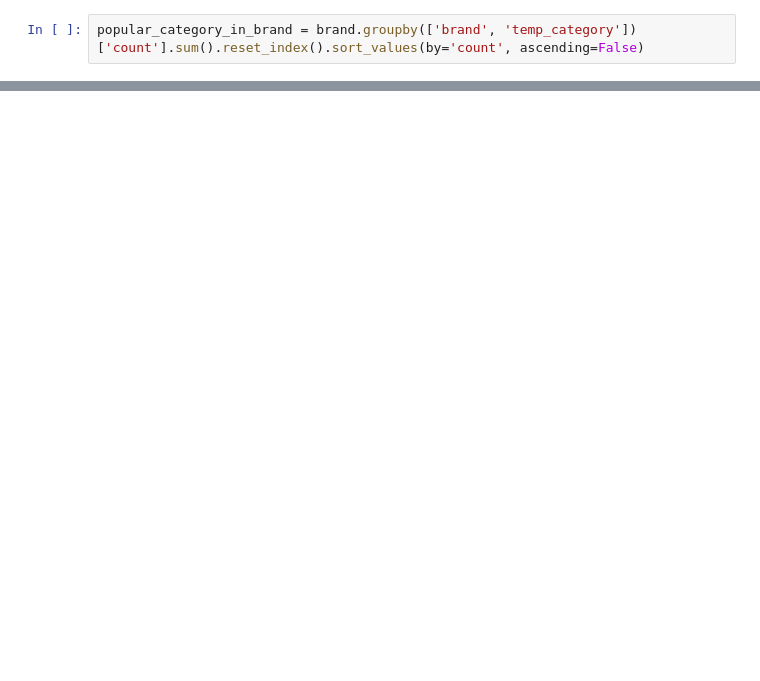
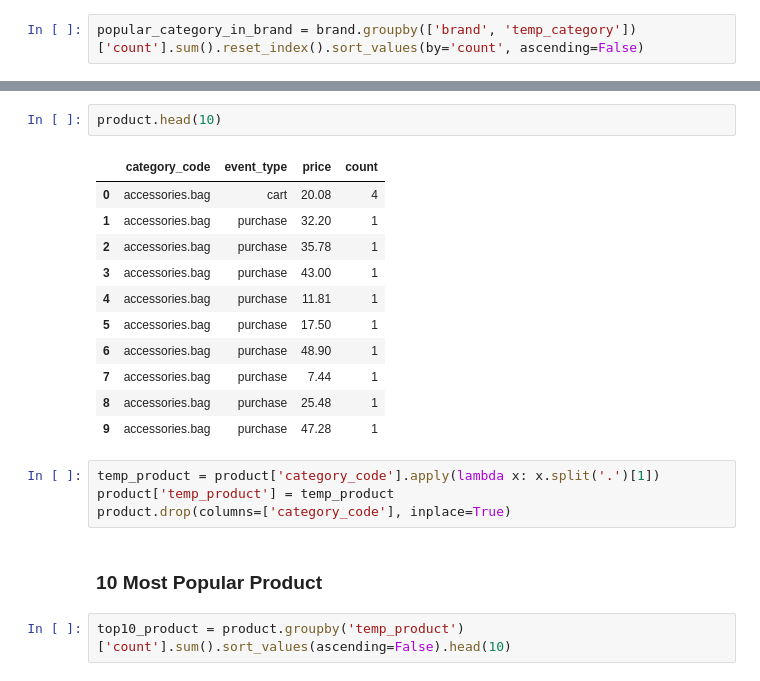
Before and after one commit to thien20/Handling-Data, a Jupyter notebook: analyst1.ipynb, the cells around one changed output, grey strips where cells are left out. Cells and saved outputs as stored; diff of their text form; blank space fills up the shorter version.

```diff
--- a/analyst1.ipynb
+++ b/analyst1.ipynb
@@ -358,0 +296,22 @@ plt.show()
+# %%
+product.head(10)
+# %% [output]
+|  | category_code | event_type | price | count |
+| 0 | accessories.bag | cart | 20.08 | 4 |
+| 1 | accessories.bag | purchase | 32.20 | 1 |
+| 2 | accessories.bag | purchase | 35.78 | 1 |
+| 3 | accessories.bag | purchase | 43.00 | 1 |
+| 4 | accessories.bag | purchase | 11.81 | 1 |
+| 5 | accessories.bag | purchase | 17.50 | 1 |
+| 6 | accessories.bag | purchase | 48.90 | 1 |
+| 7 | accessories.bag | purchase | 7.44 | 1 |
+| 8 | accessories.bag | purchase | 25.48 | 1 |
+| 9 | accessories.bag | purchase | 47.28 | 1 |
+# %%
+temp_product = product['category_code'].apply(lambda x: x.split('.')[1])
+product['temp_product'] = temp_product
+product.drop(columns=['category_code'], inplace=True)
+# %% [markdown]
+### 10 Most Popular Product
+# %%
+top10_product = product.groupby('temp_product')['count'].sum().sort_values(ascending=False).head(10)
```
Also changed, not shown: parts of 17 cells of this notebook.
